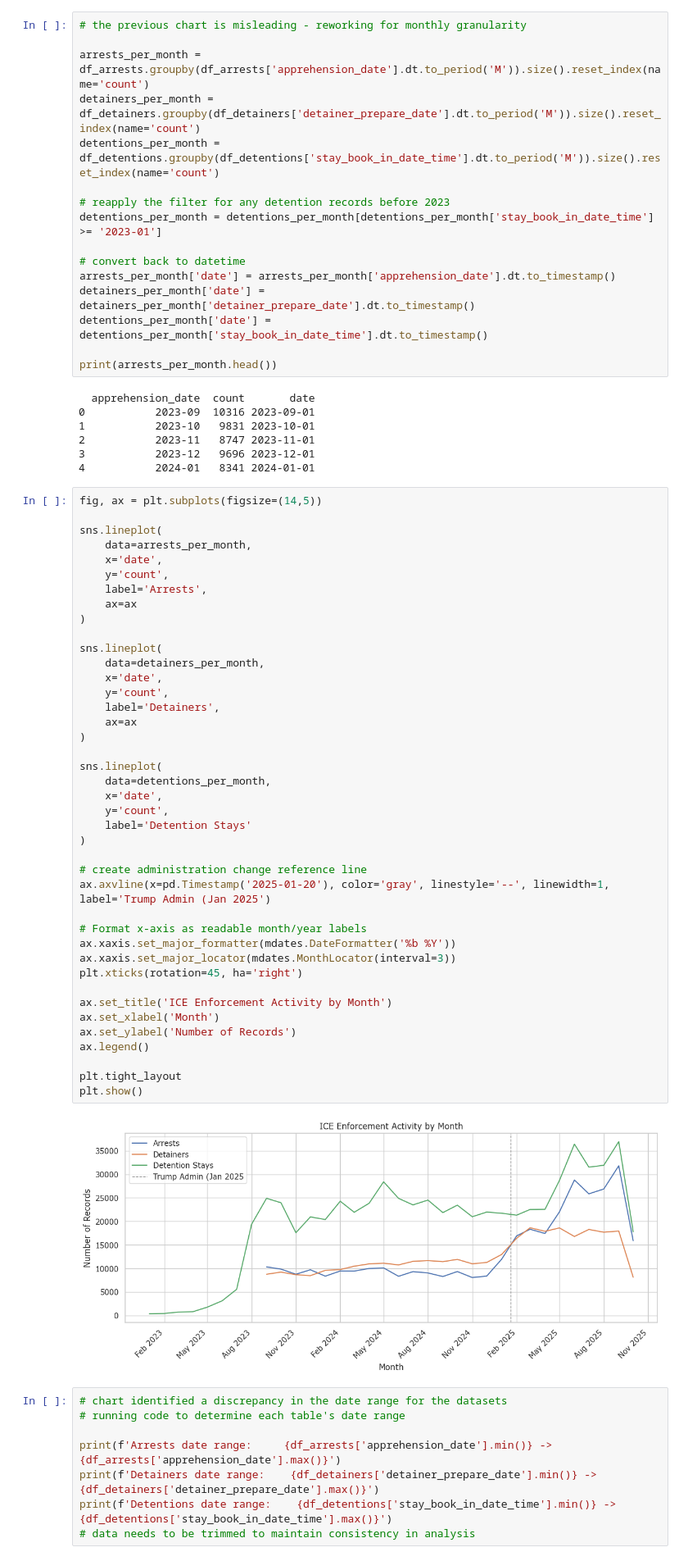
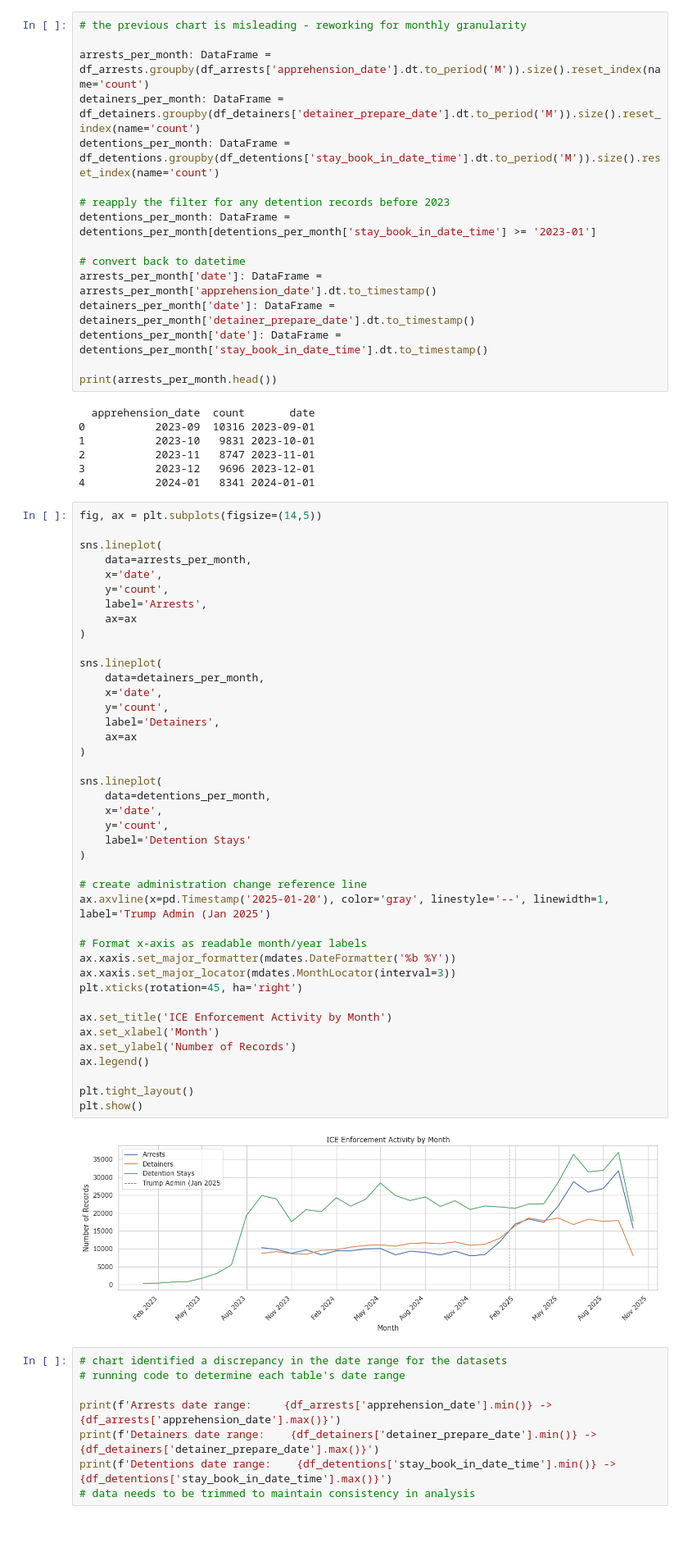
Before and after one commit to leamsley/capstone_project, a Jupyter notebook: data_analysis.ipynb, the cells around one changed output. Shown at 82% size. Drawn from its saved outputs; the diff is of its cells as text; blank space fills up the shorter version.

```diff
--- a/data_analysis.ipynb
+++ b/data_analysis.ipynb
@@ -119,17 +120,17 @@ plt.show()
 # %%
 # the previous chart is misleading - reworking for monthly granularity
 
-arrests_per_month = df_arrests.groupby(df_arrests['apprehension_date'].dt.to_period('M')).size().reset_index(name='count')
-detainers_per_month = df_detainers.groupby(df_detainers['detainer_prepare_date'].dt.to_period('M')).size().reset_index(name='count')
-detentions_per_month = df_detentions.groupby(df_detentions['stay_book_in_date_time'].dt.to_period('M')).size().reset_index(name='count')
+arrests_per_month: DataFrame = df_arrests.groupby(df_arrests['apprehension_date'].dt.to_period('M')).size().reset_index(name='count')
+detainers_per_month: DataFrame = df_detainers.groupby(df_detainers['detainer_prepare_date'].dt.to_period('M')).size().reset_index(name='count')
+detentions_per_month: DataFrame = df_detentions.groupby(df_detentions['stay_book_in_date_time'].dt.to_period('M')).size().reset_index(name='count')
 
 # reapply the filter for any detention records before 2023
-detentions_per_month = detentions_per_month[detentions_per_month['stay_book_in_date_time'] >= '2023-01']
+detentions_per_month: DataFrame = detentions_per_month[detentions_per_month['stay_book_in_date_time'] >= '2023-01']
 
 # convert back to datetime
-arrests_per_month['date'] = arrests_per_month['apprehension_date'].dt.to_timestamp()
-detainers_per_month['date'] = detainers_per_month['detainer_prepare_date'].dt.to_timestamp()
-detentions_per_month['date'] = detentions_per_month['stay_book_in_date_time'].dt.to_timestamp()
+arrests_per_month['date']: DataFrame = arrests_per_month['apprehension_date'].dt.to_timestamp()
+detainers_per_month['date']: DataFrame = detainers_per_month['detainer_prepare_date'].dt.to_timestamp()
+detentions_per_month['date']: DataFrame = detentions_per_month['stay_book_in_date_time'].dt.to_timestamp()
 
 print(arrests_per_month.head())
 # %% [output]
@@ -153,35 +154,35 @@ sns.lineplot(
 sns.lineplot(
     data=detainers_per_month,
     x='date',
     y='count',
     label='Detainers',
     ax=ax
 )
 
 sns.lineplot(
     data=detentions_per_month,
     x='date',
     y='count',
     label='Detention Stays'
 )
 
 # create administration change reference line
 ax.axvline(x=pd.Timestamp('2025-01-20'), color='gray', linestyle='--', linewidth=1, label='Trump Admin (Jan 2025')
 
 # Format x-axis as readable month/year labels
 ax.xaxis.set_major_formatter(mdates.DateFormatter('%b %Y'))
 ax.xaxis.set_major_locator(mdates.MonthLocator(interval=3))
 plt.xticks(rotation=45, ha='right')
 
 ax.set_title('ICE Enforcement Activity by Month')
 ax.set_xlabel('Month')
 ax.set_ylabel('Number of Records')
 ax.legend()
 
-plt.tight_layout
+plt.tight_layout()
 plt.show()
 # %% [output]
-[figure, old version]
+[figure, new version]
 # %%
 # chart identified a discrepancy in the date range for the datasets
 # running code to determine each table's date range
```
Also changed, not shown: parts of 25 cells of this notebook.
